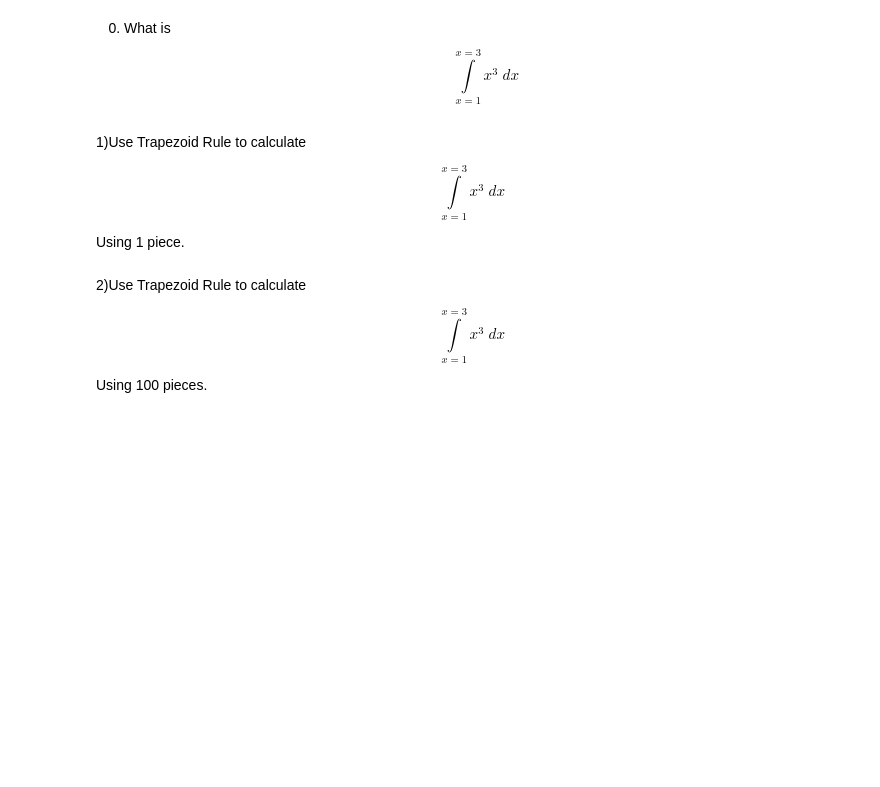
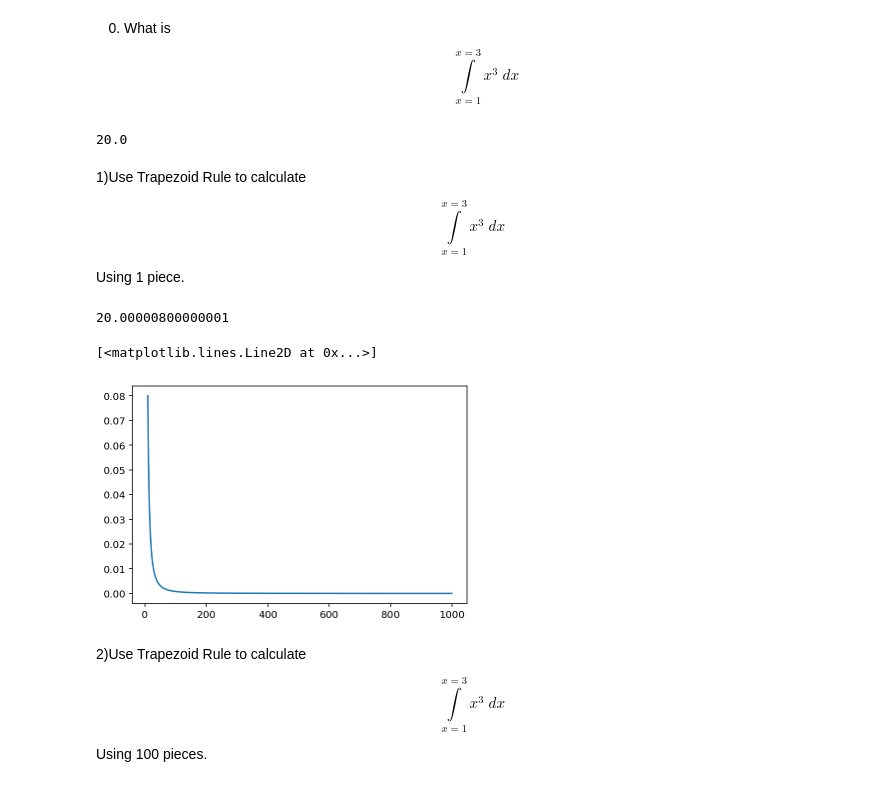
Before and after one commit to MUIC-Numerical-Methods-2018/Exercise-3, a Jupyter notebook: 03 Interpolation and Integration.ipynb, the cells around one changed output. Saved outputs shown, nothing was run; the diff lists cells and outputs as text; code cells hidden in the pictures; blank space fills up the shorter version.

```diff
--- a/03 Interpolation and Integration.ipynb
+++ b/03 Interpolation and Integration.ipynb
@@ -106,12 +134,35 @@ For those of you who know functional programming try write a functor that return
 ## Exercise Integration
 # %% [markdown]
 0) What is $$ \int \limits_{x=1}^{x=3} x^3 \; dx $$
+# %%
+3**4/4-1/4
+# %% [output]
+20.0
 # %% [markdown]
 1)Use Trapezoid Rule to calculate
 
 $$ \int \limits_{x=1}^{x=3} x^3 \; dx $$
 
 Using 1 piece.
+# %%
+def trap(f, x0: float, xn: float, n: int):
+    h = (xn - x0)/n
+    s = f(x0) + 2*sum(f(x0 + i*h)for i in range(1, n))+f(xn)
+    return 1/2*h*s
+
+def f(x):
+    return x**3
+
+trap(f, 1, 3, 1000)
+# %% [output]
+20.00000800000001
+# %%
+ns = list(range(10, 1000))
+error = [abs(20 - trap(f, 1, 3, n)) for n in ns]
+plt.plot(ns, error)
+# %% [output]
+[<matplotlib.lines.Line2D at 0x...>]
+[figure, added]
 # %% [markdown]
 2)Use Trapezoid Rule to calculate
 
```
Also changed, not shown: parts of 3 cells of this notebook.
